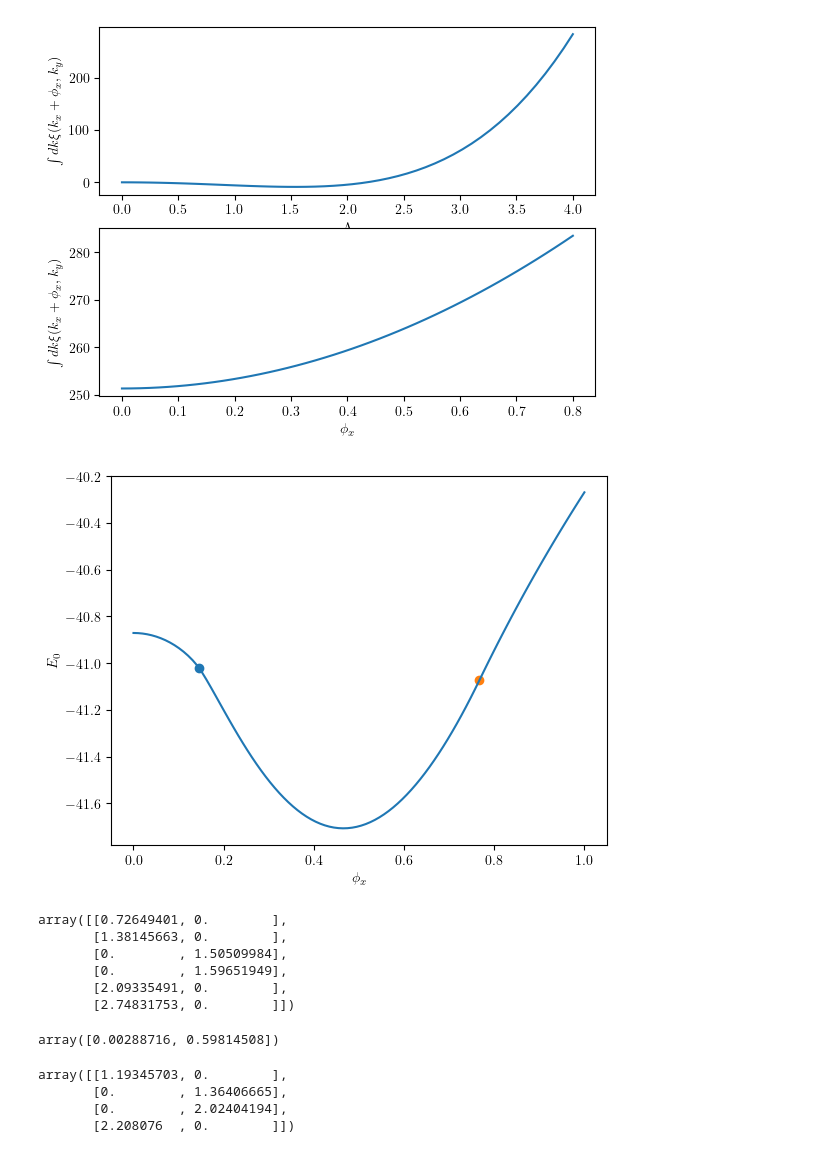
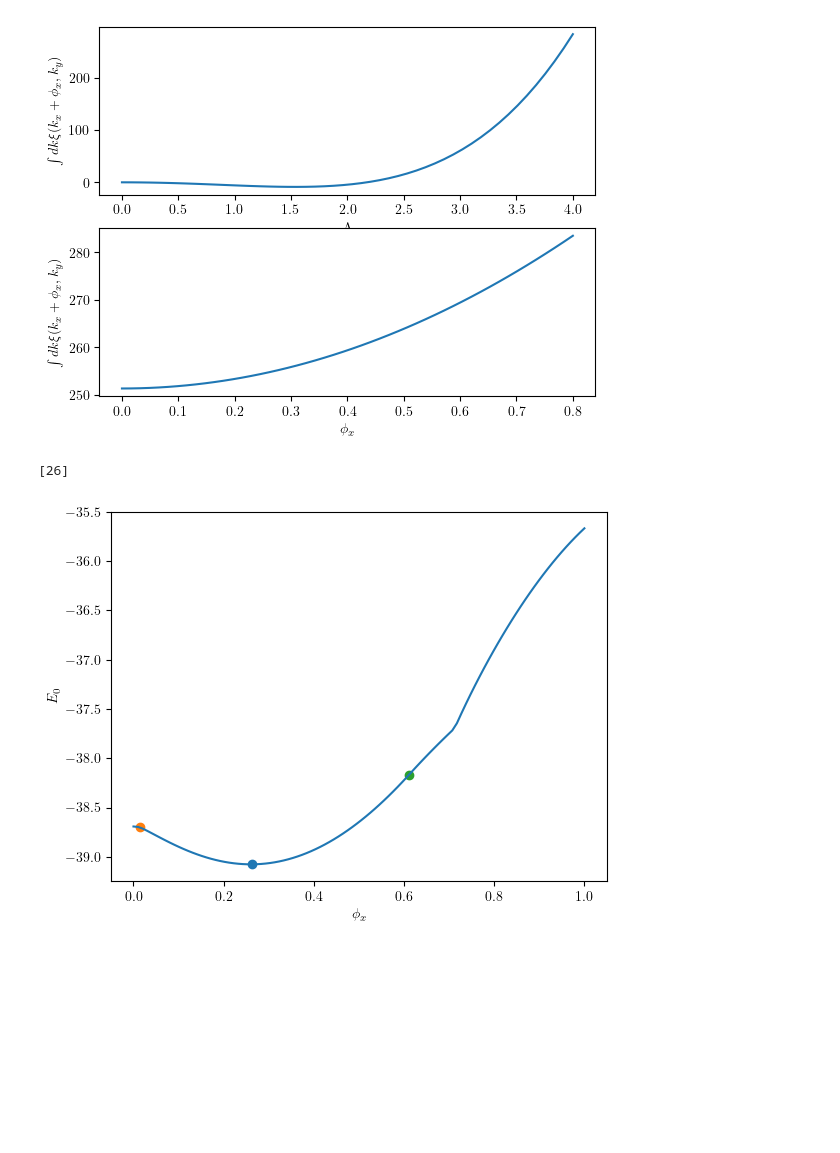
Before and after one commit to gabriel-rodriguez-ruiz/bilayer, a Jupyter notebook: Monolayer.ipynb, the cells around one changed output. Drawn from its saved outputs; the diff is of its cells as text; code cells hidden in the pictures; blank space fills up the shorter version.

```diff
--- a/Monolayer.ipynb
+++ b/Monolayer.ipynb
@@ -487,54 +487,38 @@ plt.show()
 # %% [output]
 [figure]
 # %%
+from scipy.signal import find_peaks
+
 def get_total_fundamental_energy_vs_phi_x(phi_x_values, mu, B, Delta, cut_off):
     E = np.zeros_like(phi_x_values)
     error = np.zeros_like(phi_x_values)
     for i, phi_x in enumerate(phi_x_values):
         #print(phi_x)
         E[i], error[i] = get_fundamental_energy(phi_x, mu, B, Delta)
         E[i] = E[i] + 2*np.pi * (cut_off**4/4 + (phi_x**2 - mu) * cut_off**2/2 )
     return E, error
 
 cut_off = 5
 mu = 3.
 Delta = 1
-B = 1.5 * Delta
+B = 1.05 * Delta
 phi_x_values = np.linspace(0, 1, 100)
 
 E, error = get_total_fundamental_energy_vs_phi_x(phi_x_values, mu, B, Delta, cut_off)
+
+minima, _ = find_peaks(-E)
+
 fig, ax = plt.subplots()
 ax.plot(phi_x_values, E)
+ax.scatter(phi_x_values[minima], E[minima])
 ax.set_xlabel(r"$\phi_x$")
 ax.set_ylabel(r"$E_0$")
 
 Discriminant_roots = get_Discriminant_roots(mu, B, Delta)
 for r in Discriminant_roots:
     ax.scatter(r, get_total_fundamental_energy_vs_phi_x([r], mu, B, Delta, cut_off)[0])
 
 plt.show()
 # %% [output]
+[26]
-[figure, old version]
+[figure, new version]
-# %%
-roots = get_critical_points(mu, B, Delta, phi_x)
-roots
-# %% [output]
-array([[0.72649401, 0.        ],
-       [1.38145663, 0.        ],
-       [0.        , 1.50509984],
-       [0.        , 1.59651949],
-       [2.09335491, 0.        ],
-       [2.74831753, 0.        ]])
-# %%
-Discriminant_roots = get_Discriminant_roots(mu, B, Delta)
-Discriminant_roots
-# %% [output]
-array([0.00288716, 0.59814508])
-# %%
-roots = get_critical_points(mu, B, Delta, Discriminant_roots[0])
-roots
-# %% [output]
-array([[1.19345703, 0.        ],
-       [0.        , 1.36406665],
-       [0.        , 2.02404194],
-       [2.208076  , 0.        ]])
```
Also changed, not shown: parts of 7 cells of this notebook.
